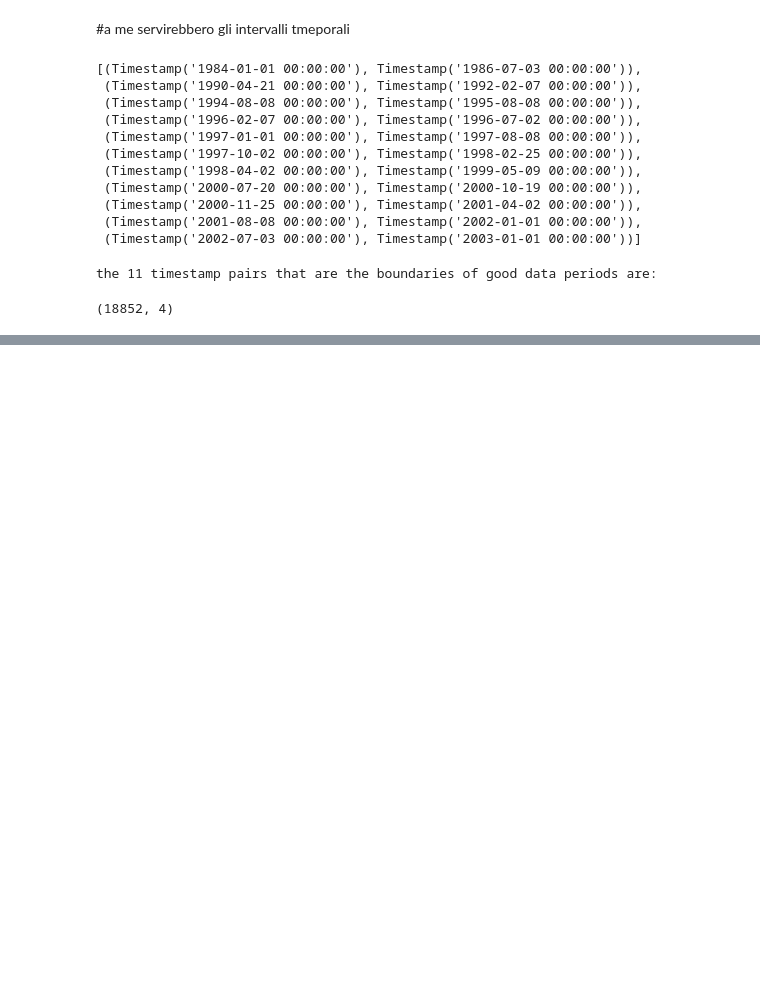
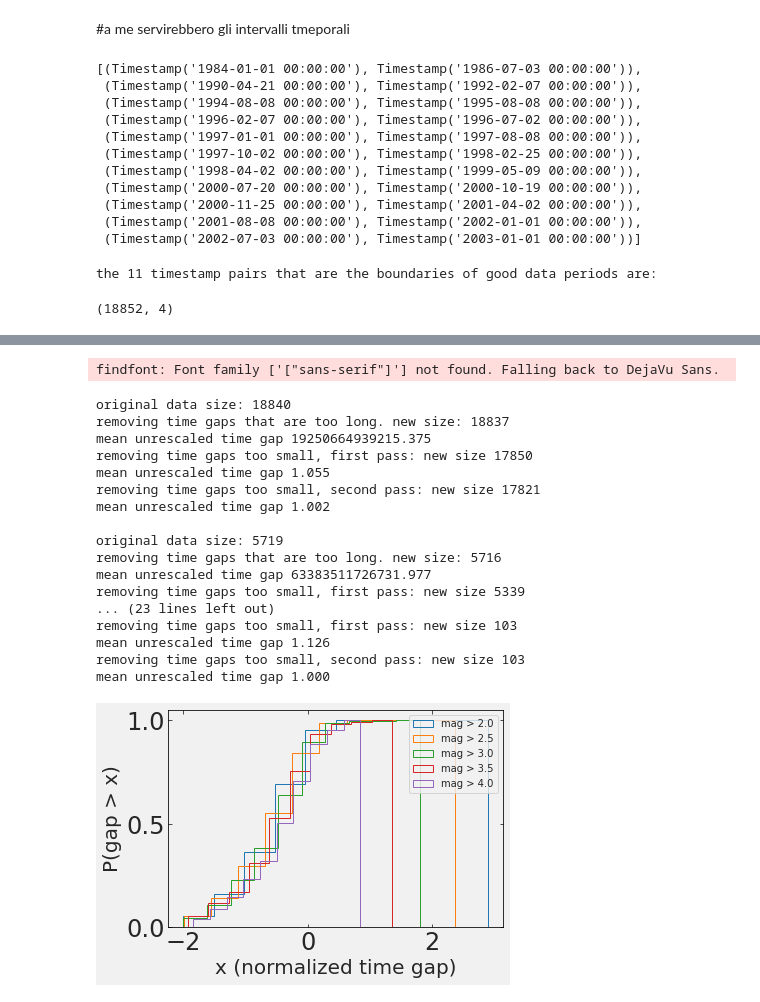
Before and after one commit to MatteoGhizzi/MLPNS2021, a Jupyter notebook: Lezione6.ipynb, the cells around one changed output, grey strips where cells are left out. Drawn from its saved outputs; the diff is of its cells as text; code cells hidden in the pictures; blank space fills up the shorter version.

```diff
--- a/Lezione6.ipynb
+++ b/Lezione6.ipynb
@@ -197,0 +264,64 @@ eqGoodData.shape
+# %%
+def rescale(df, threshold=0.01):
+    times = [] # container for all arrays of rescaled time gaps (for 5 magnitude thresholds)
+    hss = [] # container for heights of histograms
+    binss = [] # container for bins of histograms
+
+    for m in [2, 2.5, 3, 3.5, 4]:
+        #select magnitude and convert to floating point numbers
+        tmp = df['datetime'][df.mag >= m].diff().values[1:].astype(float)
+        print("original data size:", len(tmp))
+
+        tmp = tmp[tmp < 3e16]
+        print("removing time gaps that are too long. new size:", len(tmp))
+
+        rs = tmp.mean()
+        print("mean unrescaled time gap {:.3f}".format(rs))
+        tmp = tmp[tmp / rs >= threshold] / rs
+        print("removing time gaps too small, first pass: new size", len(tmp))
+
+        rs = tmp.mean()
+        print("mean unrescaled time gap {:.3f}".format(rs))
+        tmp = tmp[tmp / rs >= threshold] / rs
+        print("removing time gaps too small, second pass: new size", len(tmp))
+
+        rs = tmp.mean()
+        print("mean unrescaled time gap {:.3f}".format(rs))
+
+        tmp = tmp / rs
+        print("  ")
+
+        times.append(np.log10(tmp))
+
+        #calculate the histogram of the last array of times (the one that you just calculated)
+        hs, bins, patch= pl.hist(times[-1],
+                             cumulative=True, density=1, histtype="step", label="mag > %.1f"%m)
+        hss.append(hs)
+        binss.append(bins)
+
+    pl.legend(fontsize=10)
+    pl.xlabel("x (normalized time gap)")
+    pl.ylabel("P(gap > x)")
+    return binss, hss, times
+
+binss, hss, times = rescale(eqGoodData, threshold=0.01)
+# %% [output]
+findfont: Font family ['["sans-serif"]'] not found. Falling back to DejaVu Sans.
+original data size: 18840
+removing time gaps that are too long. new size: 18837
+mean unrescaled time gap 19250664939215.375
+removing time gaps too small, first pass: new size 17850
+mean unrescaled time gap 1.055
+removing time gaps too small, second pass: new size 17821
+mean unrescaled time gap 1.002
+
+original data size: 5719
+removing time gaps that are too long. new size: 5716
+mean unrescaled time gap 63383511726731.977
+removing time gaps too small, first pass: new size 5339
+... (23 lines left out)
+removing time gaps too small, first pass: new size 103
+mean unrescaled time gap 1.126
+removing time gaps too small, second pass: new size 103
+mean unrescaled time gap 1.000
+[figure, added]
```
Also changed, not shown: parts of 14 cells of this notebook.
